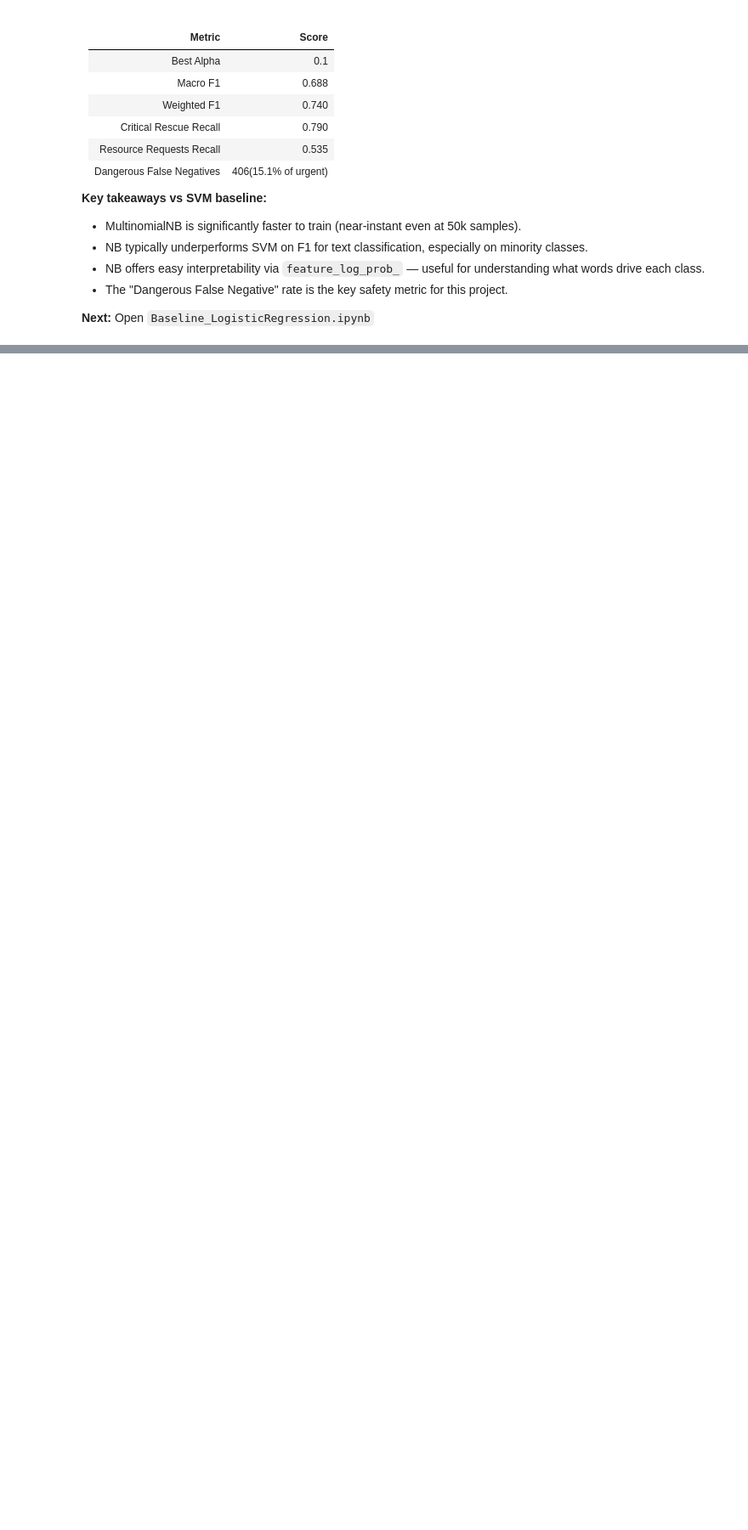
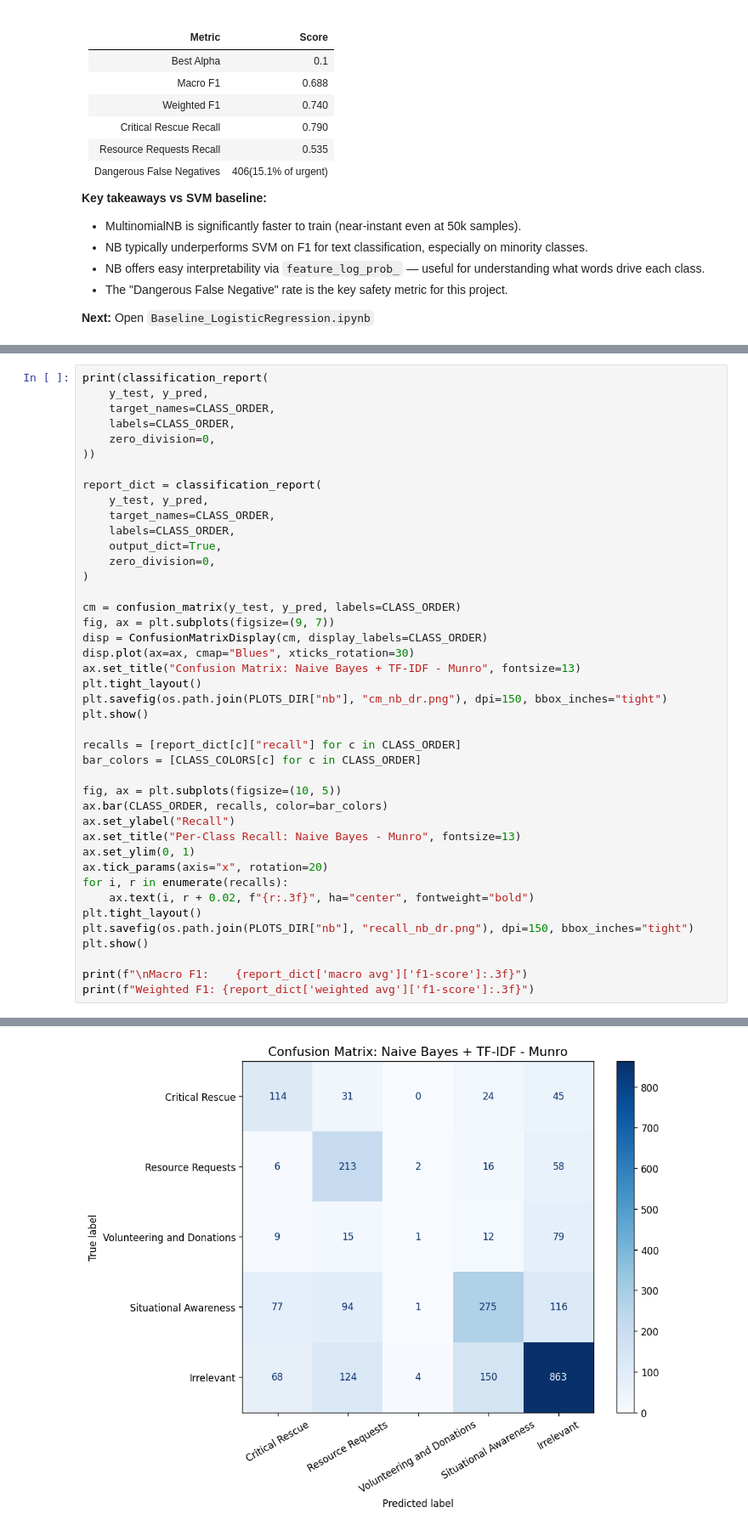
Before and after one commit to Rizzwan285/Multilingual-Classification-of-Urgent-Disaster-Response-Messages, a Jupyter notebook: notebooks/Baseline_NaiveBayes.ipynb, the cells around one changed output, grey strips where cells are left out. Shown at 85% size. Saved outputs shown, nothing was run; the diff lists cells and outputs as text; blank space fills up the shorter version.

Commit message:
Made NB model for Munro dataset as well

```diff
--- a/notebooks/Baseline_NaiveBayes.ipynb
+++ b/notebooks/Baseline_NaiveBayes.ipynb
@@ -599,0 +779,43 @@ Naive Bayes Baseline Summary:
+# %%
+print(classification_report(
+    y_test, y_pred,
+    target_names=CLASS_ORDER,
+    labels=CLASS_ORDER,
+    zero_division=0,
+))
+
+report_dict = classification_report(
+    y_test, y_pred,
+    target_names=CLASS_ORDER,
+    labels=CLASS_ORDER,
+    output_dict=True,
+    zero_division=0,
+)
+
+cm = confusion_matrix(y_test, y_pred, labels=CLASS_ORDER)
+fig, ax = plt.subplots(figsize=(9, 7))
+disp = ConfusionMatrixDisplay(cm, display_labels=CLASS_ORDER)
+disp.plot(ax=ax, cmap="Blues", xticks_rotation=30)
+ax.set_title("Confusion Matrix: Naive Bayes + TF-IDF - Munro", fontsize=13)
+plt.tight_layout()
+plt.savefig(os.path.join(PLOTS_DIR["nb"], "cm_nb_dr.png"), dpi=150, bbox_inches="tight")
+plt.show()
+
+recalls = [report_dict[c]["recall"] for c in CLASS_ORDER]
+bar_colors = [CLASS_COLORS[c] for c in CLASS_ORDER]
+
+fig, ax = plt.subplots(figsize=(10, 5))
+ax.bar(CLASS_ORDER, recalls, color=bar_colors)
+ax.set_ylabel("Recall")
+ax.set_title("Per-Class Recall: Naive Bayes - Munro", fontsize=13)
+ax.set_ylim(0, 1)
+ax.tick_params(axis="x", rotation=20)
+for i, r in enumerate(recalls):
+    ax.text(i, r + 0.02, f"{r:.3f}", ha="center", fontweight="bold")
+plt.tight_layout()
+plt.savefig(os.path.join(PLOTS_DIR["nb"], "recall_nb_dr.png"), dpi=150, bbox_inches="tight")
+plt.show()
+
+print(f"\nMacro F1:    {report_dict['macro avg']['f1-score']:.3f}")
+print(f"Weighted F1: {report_dict['weighted avg']['f1-score']:.3f}")
+# %% [output]
@@ -599,0 +833 @@ Naive Bayes Baseline Summary:
+[figure, added]
```
Also changed, not shown: parts of 18 cells of this notebook.
